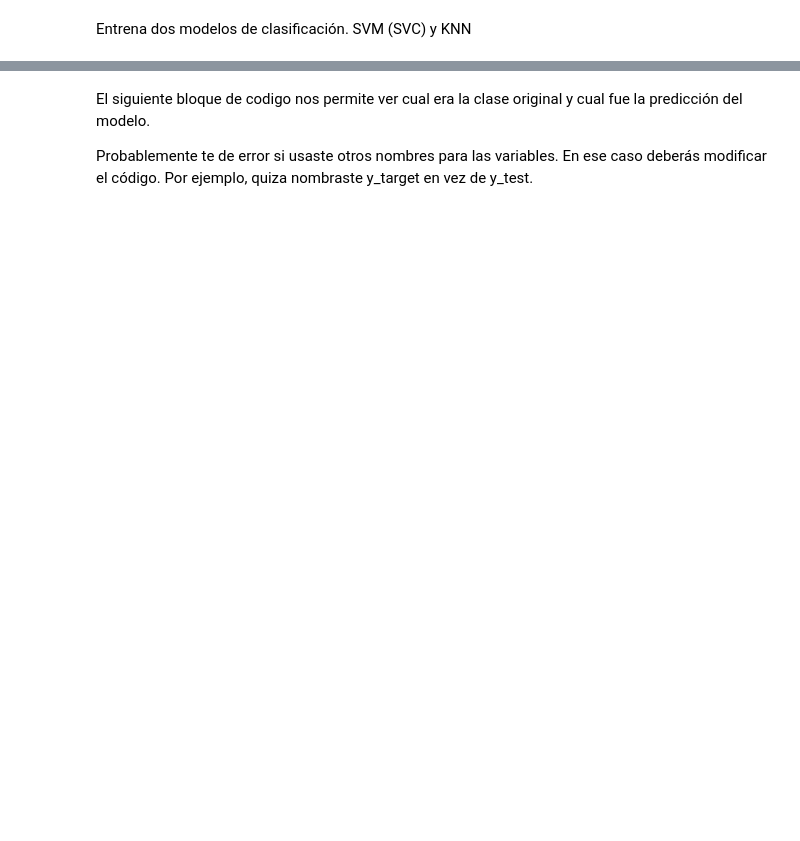
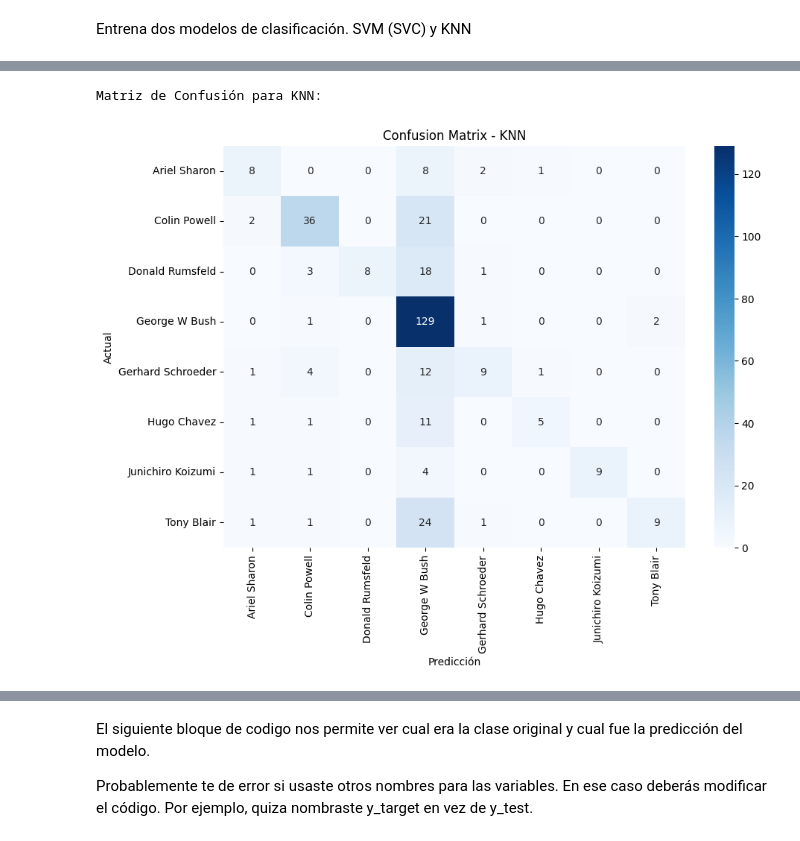
Before and after one commit to Horaciomb/FundamentosDeepLearning, a Jupyter notebook: Clase03/Tarea_2,_Reconocimiento_Facial_usando_PCA_y_SML.ipynb, the cells around one changed output, grey strips where cells are left out. Drawn from its saved outputs; the diff is of its cells as text; code cells hidden in the pictures; blank space fills up the shorter version.

```diff
--- a/Clase03/Tarea_2,_Reconocimiento_Facial_usando_PCA_y_SML.ipynb
+++ b/Clase03/Tarea_2,_Reconocimiento_Facial_usando_PCA_y_SML.ipynb
@@ -120,0 +213,17 @@ Evalua el modelo
+# %%
+from sklearn.neighbors import KNeighborsClassifier
+
+print("Entrenando el clasificador KNN...")
+t0 = time()
+knn = KNeighborsClassifier(n_neighbors=5)
+knn.fit(X_train_pca, y_train)
+print("Tiempo de entrenamiento del KNN: {:.2f} segundos".format(time() - t0))
+
+# Realizar predicciones sobre el conjunto de prueba
+predictions_knn = knn.predict(X_test_pca)
+
+# Imprimir reporte de clasificación y precisión
+print("\nReporte de clasificación para KNN:\n")
+print(classification_report(y_test, predictions_knn, target_names=faces.target_names))
+accuracy_knn = accuracy_score(y_test, predictions_knn)
+print("Precisión del modelo KNN: {:.2f}%".format(accuracy_knn * 100))
@@ -120,0 +279,13 @@ Evalua el modelo
+# %%
+matrix = confusion_matrix(y_test, predictions_knn)
+print("\nMatriz de Confusión para KNN:")
+plt.figure(figsize=(10, 7))
+sns.heatmap(matrix, annot=True, fmt='d', cmap='Blues',
+            xticklabels=faces.target_names, yticklabels=faces.target_names)
+plt.xlabel('Predicción')
+plt.ylabel('Actual')
+plt.title('Confusion Matrix - KNN')
+plt.show()
+# %% [output]
+Matriz de Confusión para KNN:
+[figure, added]
```
Also changed, not shown: parts of 19 cells of this notebook.
